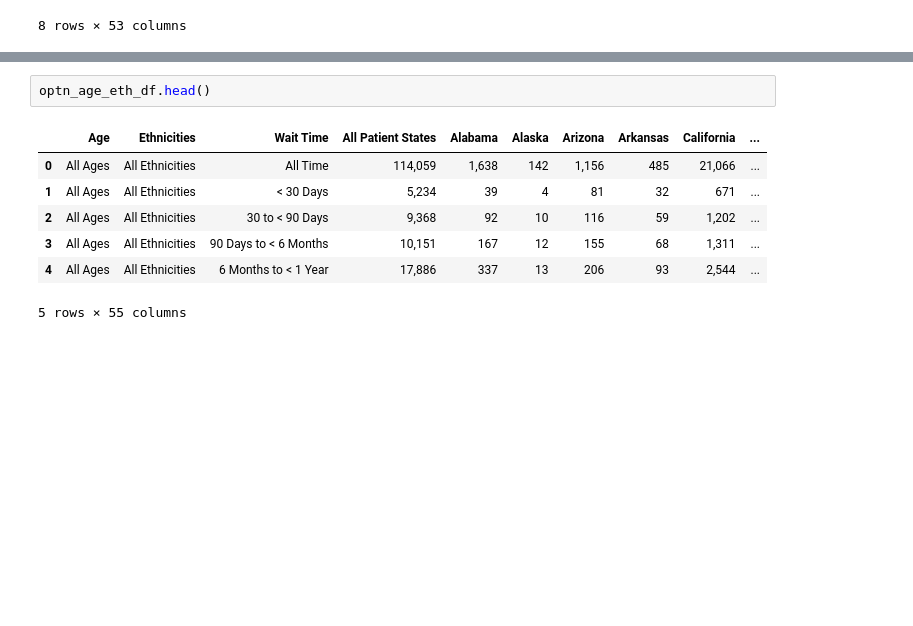
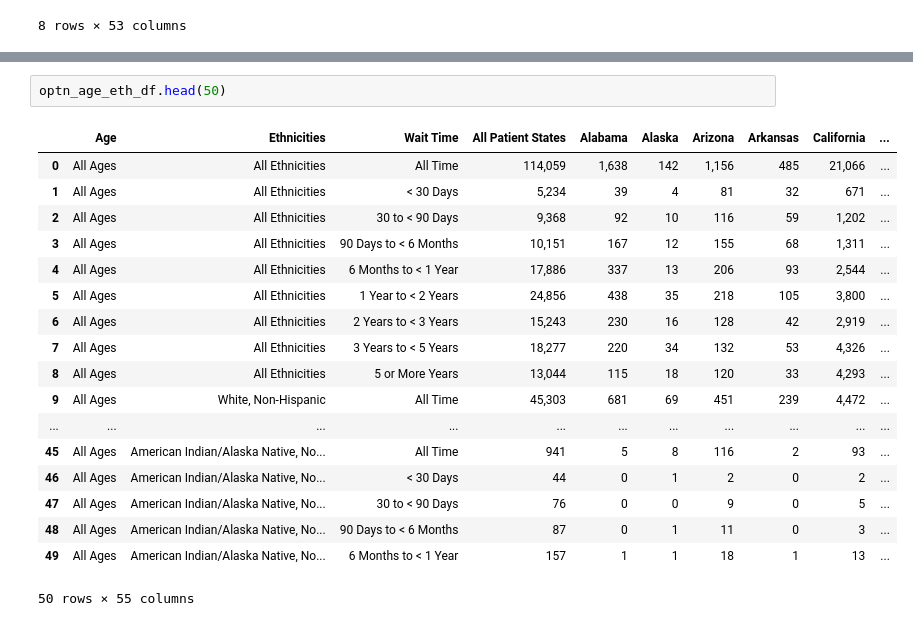
Before and after one commit to mwsierzega/Project3, a Jupyter notebook: Data_Census_OPTN.ipynb, the cells around one changed output, grey strips where cells are left out. Saved outputs shown, nothing was run; the diff lists cells and outputs as text; blank space fills up the shorter version.

```diff
--- a/Data_Census_OPTN.ipynb
+++ b/Data_Census_OPTN.ipynb
@@ -166,10 +193,21 @@ census_eth_df.head()
 # %%
-optn_age_eth_df.head()
+optn_age_eth_df.head(50)
 # %% [output]
 |  | Age | Ethnicities | Wait Time | All Patient States | Alabama | Alaska | Arizona | Arkansas | California | ... |
 | 0 | All Ages | All Ethnicities | All Time | 114,059 | 1,638 | 142 | 1,156 | 485 | 21,066 | ... |
 | 1 | All Ages | All Ethnicities | < 30 Days | 5,234 | 39 | 4 | 81 | 32 | 671 | ... |
 | 2 | All Ages | All Ethnicities | 30 to < 90 Days | 9,368 | 92 | 10 | 116 | 59 | 1,202 | ... |
 | 3 | All Ages | All Ethnicities | 90 Days to < 6 Months | 10,151 | 167 | 12 | 155 | 68 | 1,311 | ... |
 | 4 | All Ages | All Ethnicities | 6 Months to < 1 Year | 17,886 | 337 | 13 | 206 | 93 | 2,544 | ... |
+| 5 | All Ages | All Ethnicities | 1 Year to < 2 Years | 24,856 | 438 | 35 | 218 | 105 | 3,800 | ... |
+| 6 | All Ages | All Ethnicities | 2 Years to < 3 Years | 15,243 | 230 | 16 | 128 | 42 | 2,919 | ... |
+| 7 | All Ages | All Ethnicities | 3 Years to < 5 Years | 18,277 | 220 | 34 | 132 | 53 | 4,326 | ... |
+| 8 | All Ages | All Ethnicities | 5 or More Years | 13,044 | 115 | 18 | 120 | 33 | 4,293 | ... |
+| 9 | All Ages | White, Non-Hispanic | All Time | 45,303 | 681 | 69 | 451 | 239 | 4,472 | ... |
+| ... | ... | ... | ... | ... | ... | ... | ... | ... | ... | ... |
+| 45 | All Ages | American Indian/Alaska Native, No... | All Time | 941 | 5 | 8 | 116 | 2 | 93 | ... |
+| 46 | All Ages | American Indian/Alaska Native, No... | < 30 Days | 44 | 0 | 1 | 2 | 0 | 2 | ... |
+| 47 | All Ages | American Indian/Alaska Native, No... | 30 to < 90 Days | 76 | 0 | 0 | 9 | 0 | 5 | ... |
+| 48 | All Ages | American Indian/Alaska Native, No... | 90 Days to < 6 Months | 87 | 0 | 1 | 11 | 0 | 3 | ... |
+| 49 | All Ages | American Indian/Alaska Native, No... | 6 Months to < 1 Year | 157 | 1 | 1 | 18 | 1 | 13 | ... |
-5 rows × 55 columns
+50 rows × 55 columns
```
Also changed, not shown: parts of 15 cells of this notebook, 2 other files.
